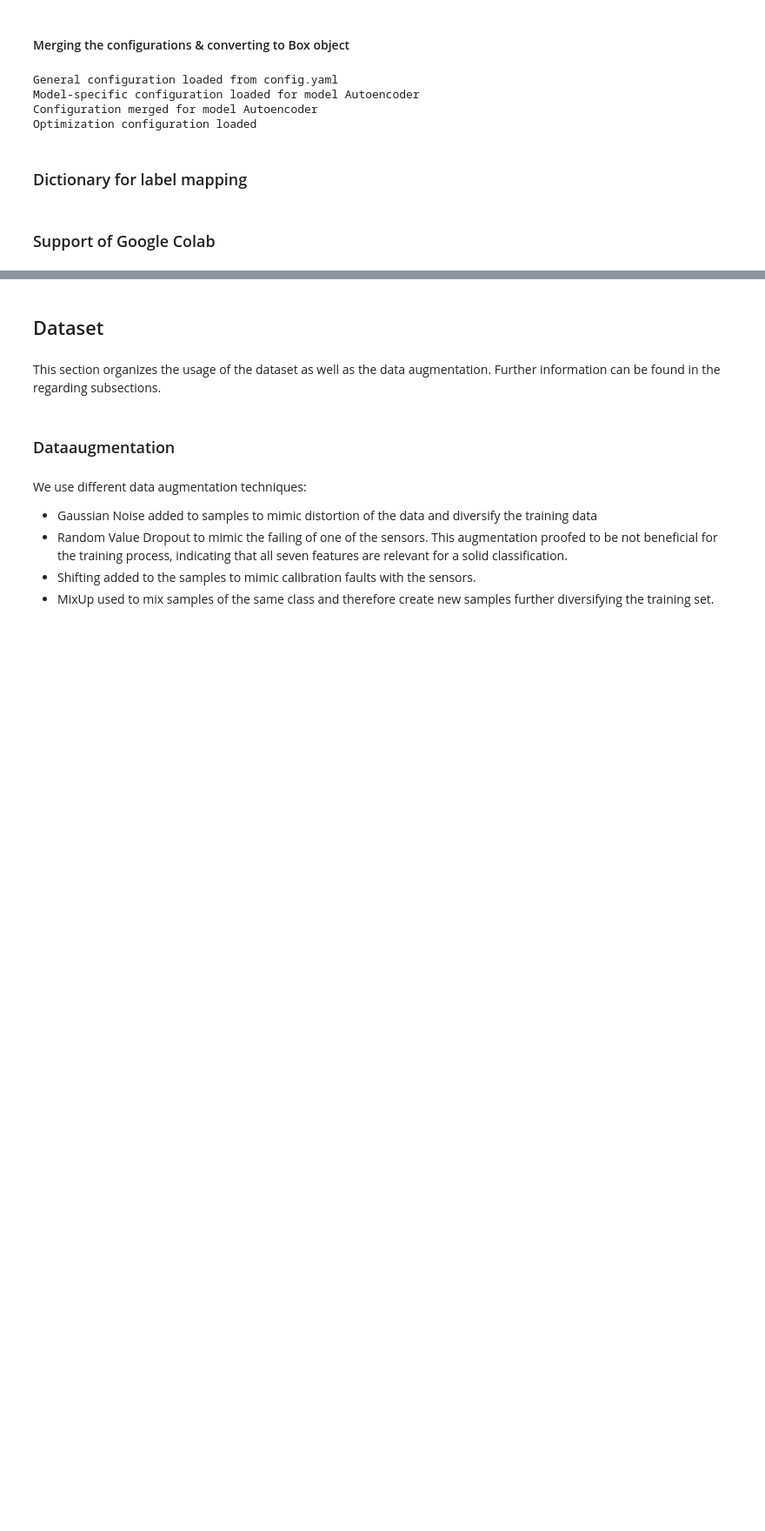
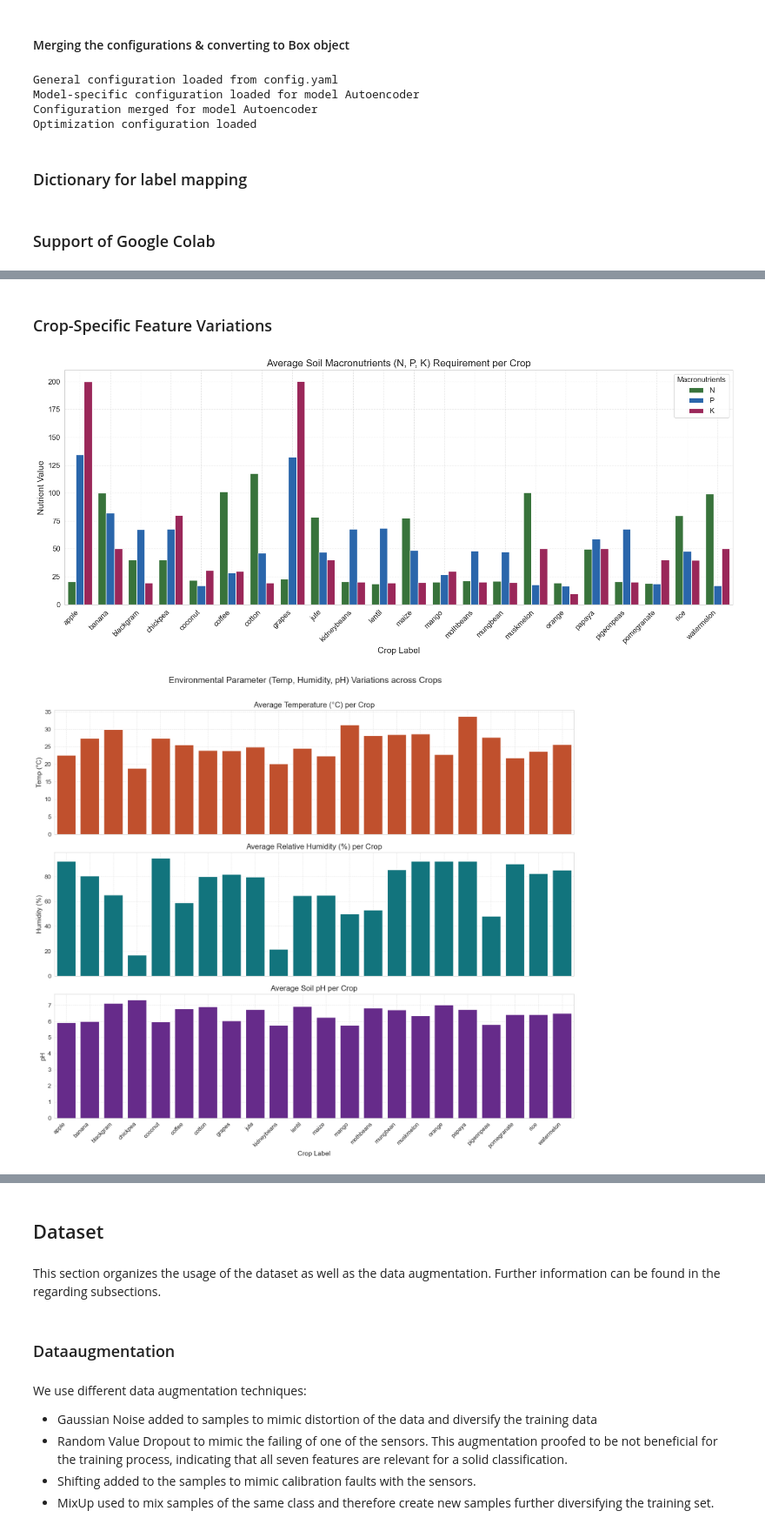
Before and after one commit to Tim-Hager/LEAF_and_CROP, a Jupyter notebook: code/leaf_and_crop.ipynb, the cells around one changed output, grey strips where cells are left out. Shown at 87% size. Drawn from its saved outputs; the diff is of its cells as text; code cells hidden in the pictures; blank space fills up the shorter version.

```diff
--- a/code/leaf_and_crop.ipynb
+++ b/code/leaf_and_crop.ipynb
@@ -409,0 +545,56 @@ else:
+# %% [markdown]
+### Crop-Specific Feature Variations
+# %%
+# Compute average features per crop
+crop_averages = df_raw.groupby('label').mean(numeric_only=True).reset_index()
+
+# Create figure with N, P, K average values per crop
+plt.figure(figsize=(16, 7))
+melted_npk = pd.melt(crop_averages, id_vars=['label'], value_vars=['N', 'P', 'K'],
+                     var_name='Nutrient', value_name='Average Value')
+sns.barplot(data=melted_npk, x='label', y='Average Value', hue='Nutrient', palette=['#2E7D32', '#1565C0', '#AD1457'])
+plt.title('Average Soil Macronutrients (N, P, K) Requirement per Crop')
+plt.xlabel('Crop Label')
+plt.ylabel('Nutrient Value')
+plt.xticks(rotation=45, ha='right')
+plt.grid(True, linestyle='--', alpha=0.5)
+plt.legend(title='Macronutrients')
+plt.tight_layout()
+plt.show()
+
+# Create figure with Temperature, Humidity, and pH averages per crop
+fig, axes = plt.subplots(3, 1, figsize=(16, 14), sharex=True)
+sns.barplot(data=crop_averages, x='label', y='temperature', ax=axes[0], color='#D84315')
+axes[0].set_title('Average Temperature (°C) per Crop')
+axes[0].set_ylabel('Temp (°C)')
+axes[0].grid(True, linestyle='--', alpha=0.5)
+
+sns.barplot(data=crop_averages, x='label', y='humidity', ax=axes[1], color='#00838F')
+axes[1].set_title('Average Relative Humidity (%) per Crop')
+axes[1].set_ylabel('Humidity (%)')
+axes[1].grid(True, linestyle='--', alpha=0.5)
+
+sns.barplot(data=crop_averages, x='label', y='ph', ax=axes[2], color='#6A1B9A')
+axes[2].set_title('Average Soil pH per Crop')
+axes[2].set_xlabel('Crop Label')
+axes[2].set_ylabel('pH')
+axes[2].grid(True, linestyle='--', alpha=0.5)
+plt.xticks(rotation=45, ha='right')
+
+plt.suptitle('Environmental Parameter (Temp, Humidity, pH) Variations across Crops', y=1.01)
+plt.tight_layout()
+plt.show()
+
+# Create figure with average Rainfall per crop
+plt.figure(figsize=(16, 6))
+sns.barplot(data=crop_averages, x='label', y='rainfall', color='#0288D1', edgecolor='black')
+plt.title('Average Rainfall (mm) Requirement per Crop')
+plt.xlabel('Crop Label')
+plt.ylabel('Rainfall (mm)')
+plt.xticks(rotation=45, ha='right')
+plt.grid(True, linestyle='--', alpha=0.5)
+plt.tight_layout()
+plt.show()
+# %% [output]
+[figure, added]
+[figure, added]
```
Also changed, not shown: parts of 22 cells of this notebook.
